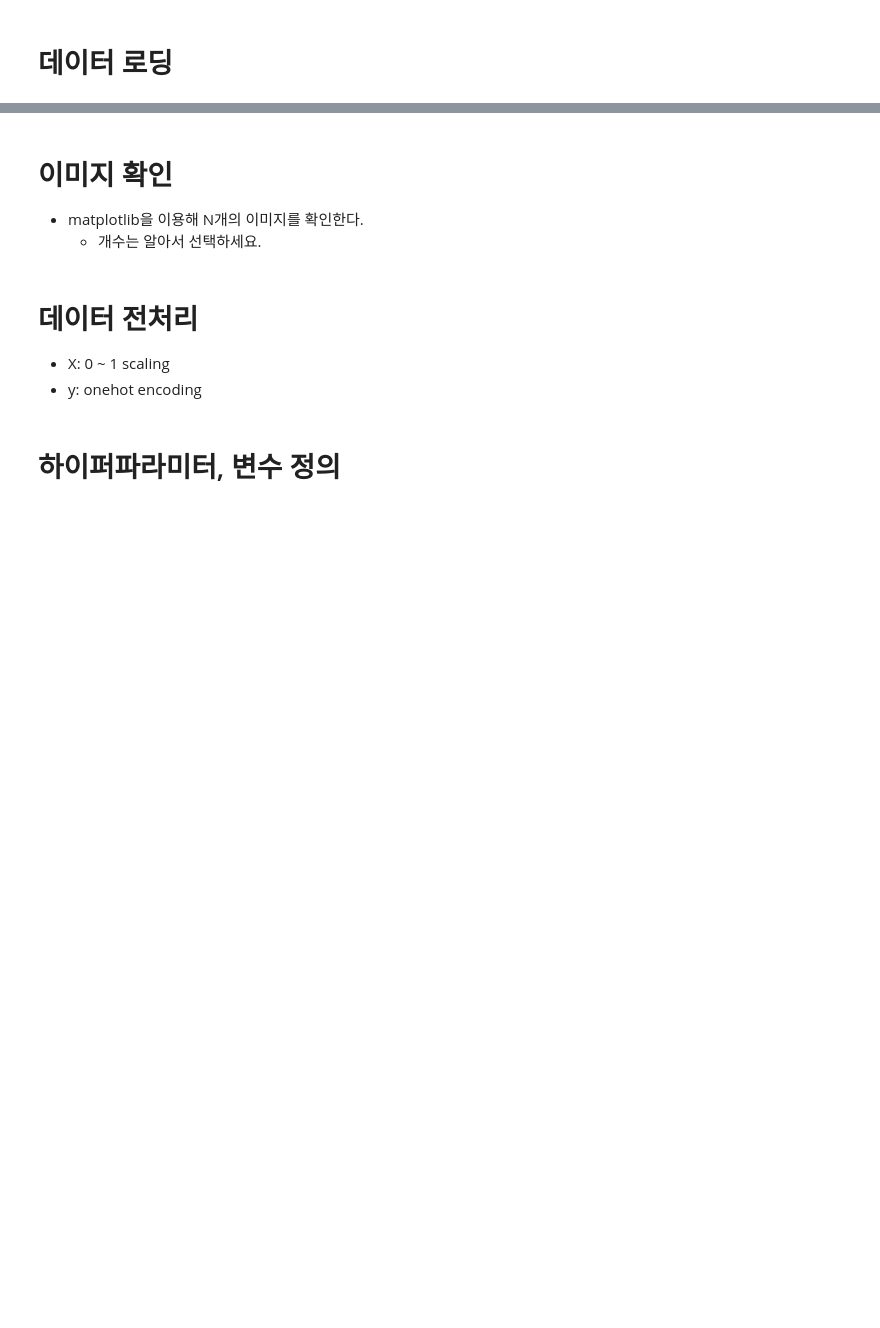
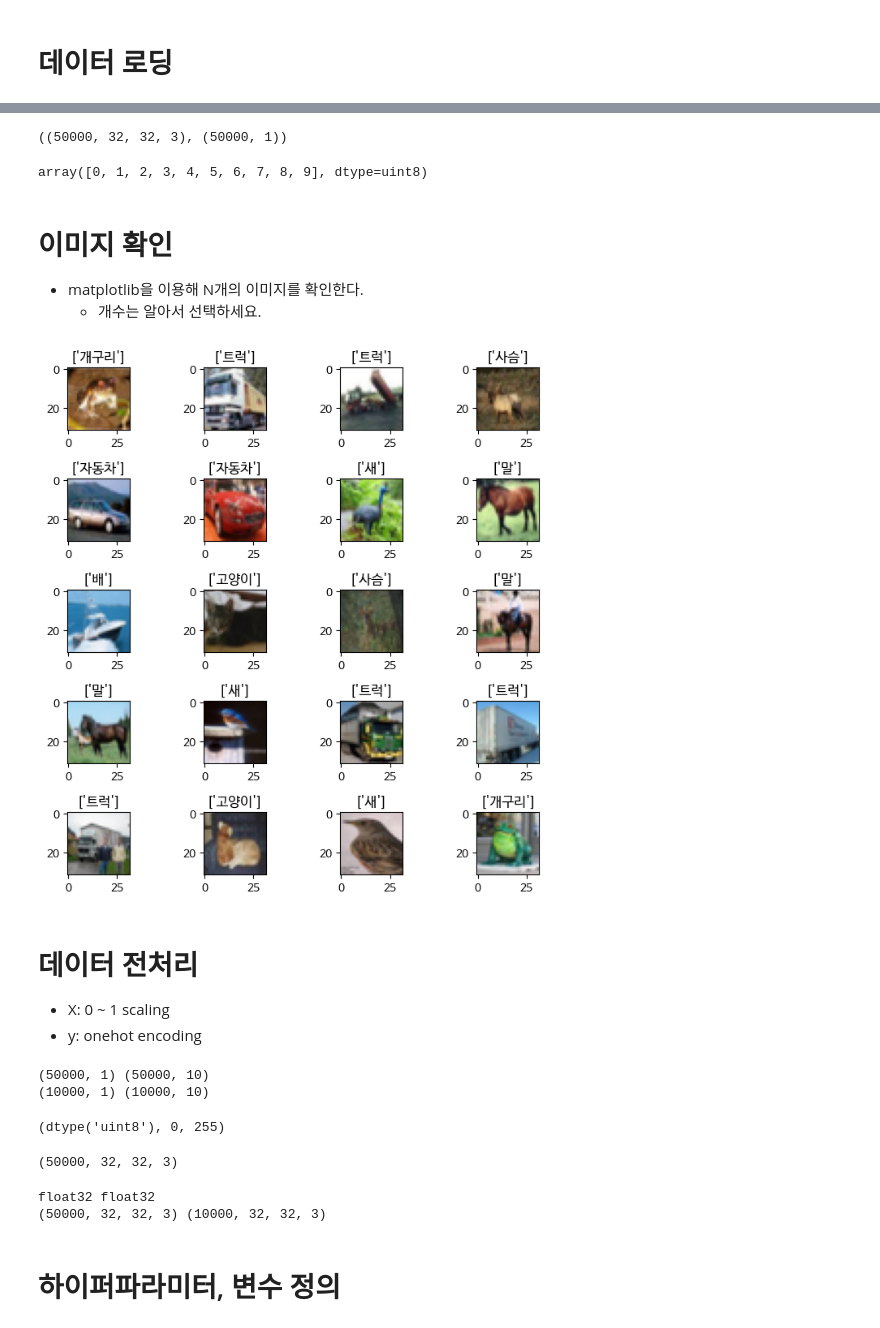
Before and after one commit to aaingyunii/Bootcamp_DeepLearning, a Jupyter notebook: 07_TODO_cifar10_CNN_template.ipynb, the cells around one changed output, grey strips where cells are left out. Saved outputs shown, nothing was run; the diff lists cells and outputs as text; code cells hidden in the pictures; blank space fills up the shorter version.

```diff
--- a/07_TODO_cifar10_CNN_template.ipynb
+++ b/07_TODO_cifar10_CNN_template.ipynb
@@ -28,12 +75,65 @@ plt.rcParams['axes.unicode_minus'] = False
 # %%
 class_names = np.array(['비행기', '자동차', '새', '고양이', '사슴', '개', '개구리', '말', '배', '트럭'])
+# %%
+train_image.shape, train_label.shape
+# %% [output]
+((50000, 32, 32, 3), (50000, 1))
+# %%
+np.unique(train_label) # 다중 분류 문제
+# %% [output]
+array([0, 1, 2, 3, 4, 5, 6, 7, 8, 9], dtype=uint8)
 # %% [markdown]
 # 이미지 확인
 - matplotlib을 이용해 N개의 이미지를 확인한다.
     - 개수는 알아서 선택하세요.
+# %%
+cnt = 20  # 확인할 이미지개수 (5배수)
+
+plt.figure(figsize=(7,7))
+
+for i in range(cnt):
+    plt.subplot(5, int(cnt/5), i+1) # 5 줄로 나타낼 것이며, 이에 따라 열의 수를 맞춘다.
+    plt.imshow(train_image[i], cmap='Greys')  # gray: 0-black, 255: white,  Greys: 0-white, 255-black
+    label = class_names[train_label[i]]
+    plt.title(label)
+
+plt.tight_layout()
+plt.show()
+# %% [output]
+[figure, added]
 # %% [markdown]
 # 데이터 전처리
 - X: 0 ~ 1 scaling
 - y: onehot encoding
+# %%
+# y -> Onehot encoding 전처리
+
+y_train = keras.utils.to_categorical(train_label)
+y_test = keras.utils.to_categorical(test_label)
+
+print(train_label.shape, y_train.shape)
+print(test_label.shape, y_test.shape)
+# %% [output]
+(50000, 1) (50000, 10)
+(10000, 1) (10000, 10)
+# %%
+train_image.dtype, train_image.min(), train_image.max()
+# %% [output]
+(dtype('uint8'), 0, 255)
+# %%
+train_image.shape # (데이터 개수, h, w, channel)
+# %% [output]
+(50000, 32, 32, 3)
+# %%
+# X 전처리 -> 0~1 사이 값으로.
+X_train = train_image.astype('float32')/255
+
+X_test = test_image.astype('float32')/255
+
+print(X_train.dtype, X_test.dtype)
+print(X_train.shape, X_test.shape)
+# %% [output]
+float32 float32
+(50000, 32, 32, 3) (10000, 32, 32, 3)
 # %% [markdown]
 # 하이퍼파라미터, 변수 정의
```
Also changed, not shown: parts of 19 cells of this notebook.
